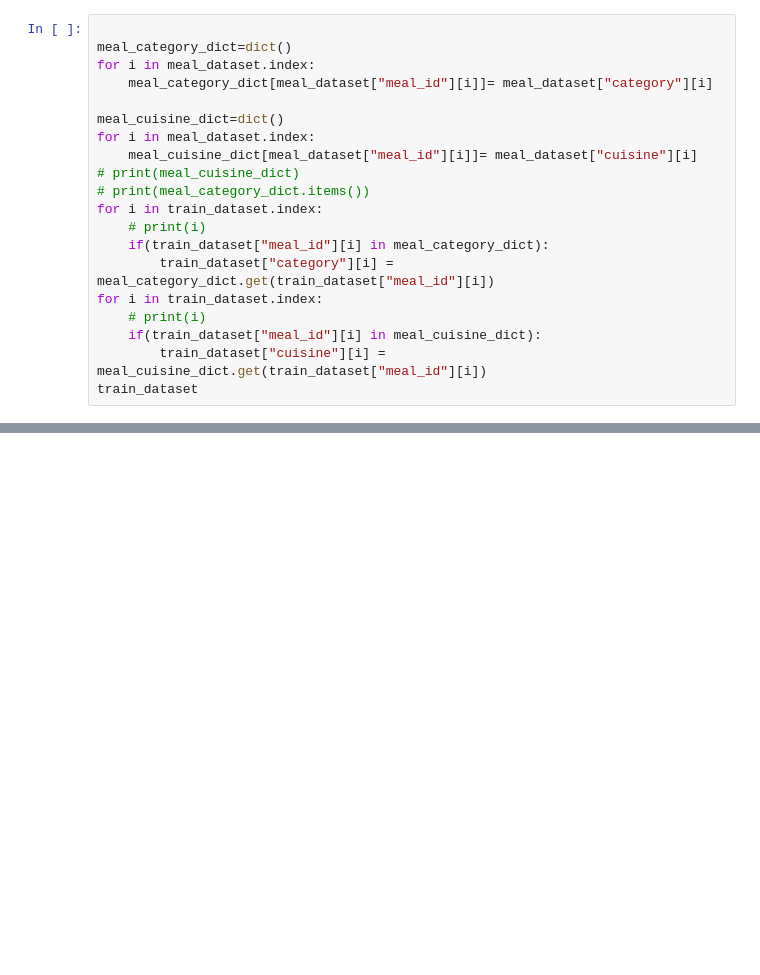
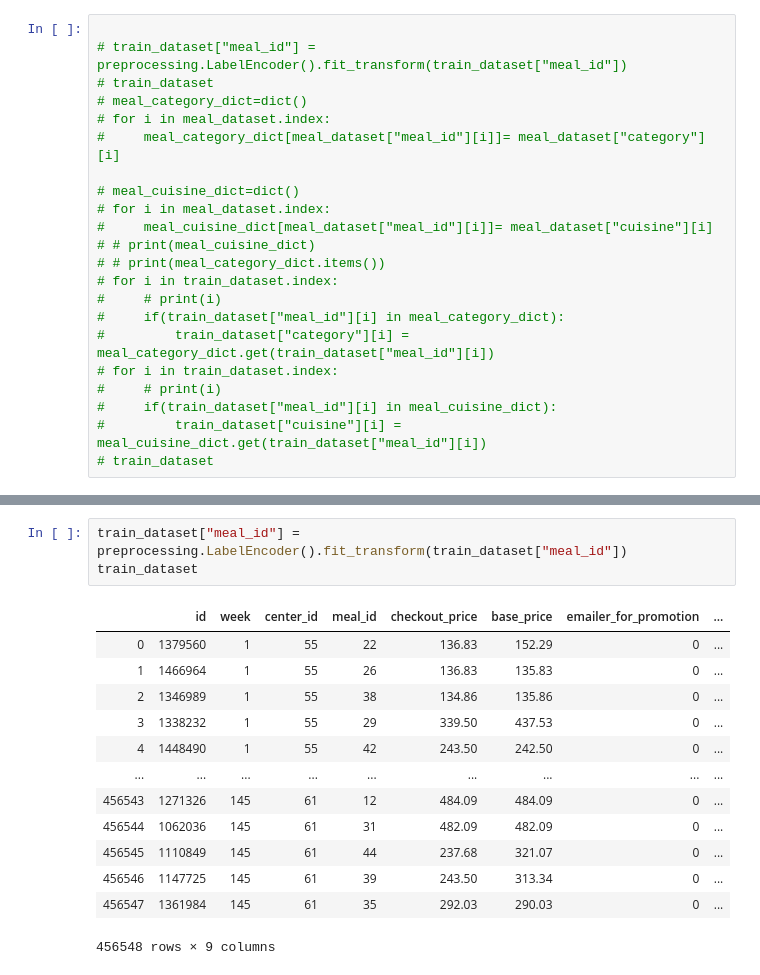
Before and after one commit to jaydbendre/Data-Mining-And-Buisness-Intelligence-Semester-6, a Jupyter notebook: Experiment4/train.ipynb, the cells around one changed output, grey strips where cells are left out. Cells and saved outputs as stored; diff of their text form; blank space fills up the shorter version.

```diff
--- a/Experiment4/train.ipynb
+++ b/Experiment4/train.ipynb
@@ -27,20 +29,22 @@ train_dataset
 # %%
 
-meal_category_dict=dict()
-for i in meal_dataset.index:
-    meal_category_dict[meal_dataset["meal_id"][i]]= meal_dataset["category"][i]
+# train_dataset["meal_id"] = preprocessing.LabelEncoder().fit_transform(train_dataset["meal_id"])
+# train_dataset
+# meal_category_dict=dict()
+# for i in meal_dataset.index:
+#     meal_category_dict[meal_dataset["meal_id"][i]]= meal_dataset["category"][i]
 
-meal_cuisine_dict=dict()
-for i in meal_dataset.index:
-    meal_cuisine_dict[meal_dataset["meal_id"][i]]= meal_dataset["cuisine"][i]
-# print(meal_cuisine_dict)
-# print(meal_category_dict.items())
-for i in train_dataset.index:
-    # print(i)
-    if(train_dataset["meal_id"][i] in meal_category_dict):
-        train_dataset["category"][i] =  meal_category_dict.get(train_dataset["meal_id"][i])
-for i in train_dataset.index:
-    # print(i)
-    if(train_dataset["meal_id"][i] in meal_cuisine_dict):
-        train_dataset["cuisine"][i] =  meal_cuisine_dict.get(train_dataset["meal_id"][i])
-train_dataset
+# meal_cuisine_dict=dict()
+# for i in meal_dataset.index:
+#     meal_cuisine_dict[meal_dataset["meal_id"][i]]= meal_dataset["cuisine"][i]
+# # print(meal_cuisine_dict)
+# # print(meal_category_dict.items())
+# for i in train_dataset.index:
+#     # print(i)
+#     if(train_dataset["meal_id"][i] in meal_category_dict):
+#         train_dataset["category"][i] =  meal_category_dict.get(train_dataset["meal_id"][i])
+# for i in train_dataset.index:
+#     # print(i)
+#     if(train_dataset["meal_id"][i] in meal_cuisine_dict):
+#         train_dataset["cuisine"][i] =  meal_cuisine_dict.get(train_dataset["meal_id"][i])
+# train_dataset
@@ -60,0 +72,17 @@ train_dataset
+# %%
+train_dataset["meal_id"] = preprocessing.LabelEncoder().fit_transform(train_dataset["meal_id"])
+train_dataset
+# %% [output]
+|  | id | week | center_id | meal_id | checkout_price | base_price | emailer_for_promotion | ... |
+| 0 | 1379560 | 1 | 55 | 22 | 136.83 | 152.29 | 0 | ... |
+| 1 | 1466964 | 1 | 55 | 26 | 136.83 | 135.83 | 0 | ... |
+| 2 | 1346989 | 1 | 55 | 38 | 134.86 | 135.86 | 0 | ... |
+| 3 | 1338232 | 1 | 55 | 29 | 339.50 | 437.53 | 0 | ... |
+| 4 | 1448490 | 1 | 55 | 42 | 243.50 | 242.50 | 0 | ... |
+| ... | ... | ... | ... | ... | ... | ... | ... | ... |
+| 456543 | 1271326 | 145 | 61 | 12 | 484.09 | 484.09 | 0 | ... |
+| 456544 | 1062036 | 145 | 61 | 31 | 482.09 | 482.09 | 0 | ... |
+| 456545 | 1110849 | 145 | 61 | 44 | 237.68 | 321.07 | 0 | ... |
+| 456546 | 1147725 | 145 | 61 | 39 | 243.50 | 313.34 | 0 | ... |
+| 456547 | 1361984 | 145 | 61 | 35 | 292.03 | 290.03 | 0 | ... |
+456548 rows × 9 columns
```
Also changed, not shown: parts of 9 cells of this notebook.
